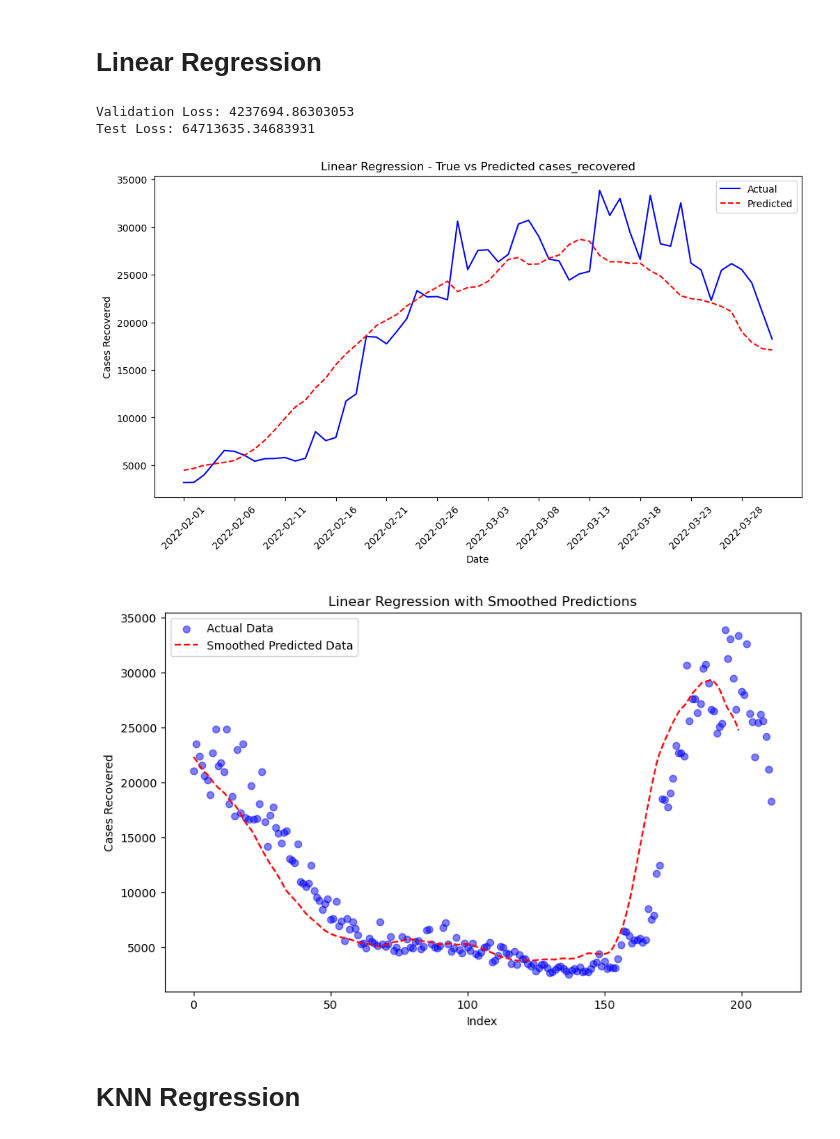
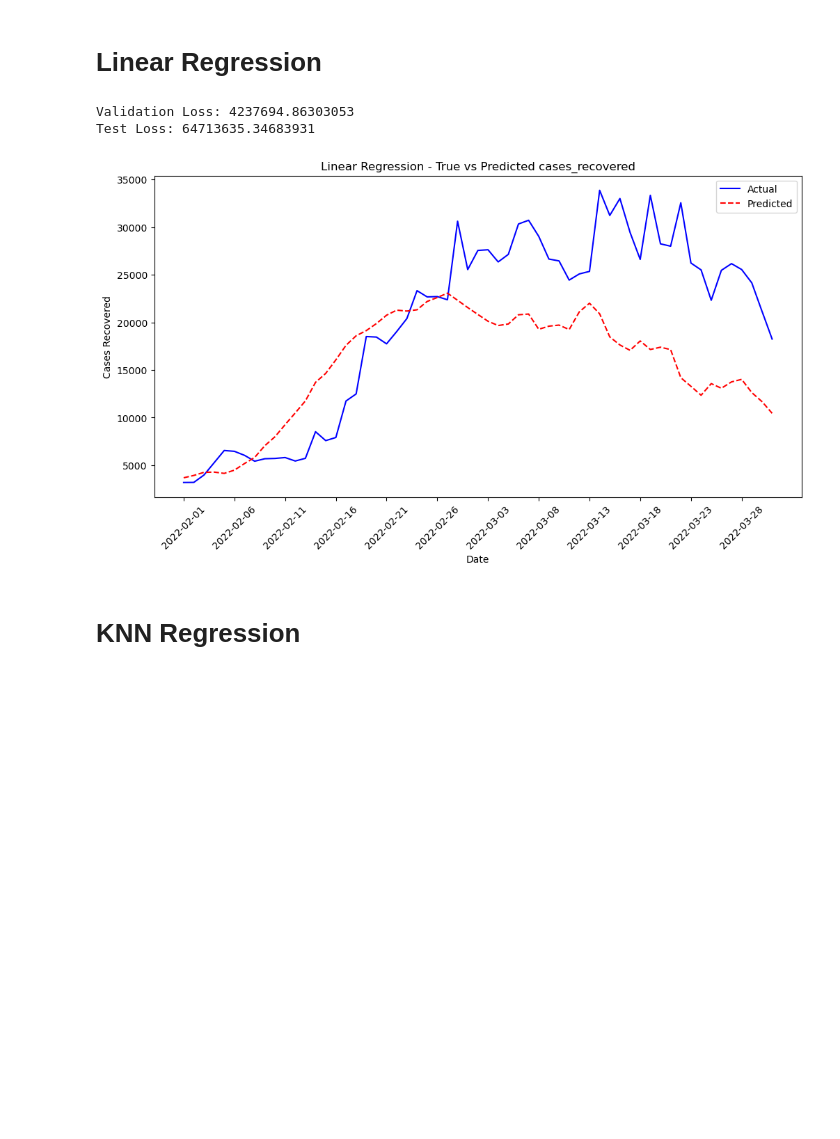
Before and after one commit to ChuaYunJuan/AI-Lab, a Jupyter notebook: AI_Week 11_Practical/Main_Lab 3_Supervised Learning.ipynb, the cells around one changed output. Cells and saved outputs as stored; diff of their text form; code cells hidden in the pictures; blank space fills up the shorter version.

Commit message:
Lab 3: Delete of Simple Linear Regression

```diff
--- a/AI_Week 11_Practical/Main_Lab 3_Supervised Learning.ipynb
+++ b/AI_Week 11_Practical/Main_Lab 3_Supervised Learning.ipynb
@@ -110,59 +110,58 @@ test_loss = mean_squared_error(y_test, test_predictions)
 print(f'Test Loss: {test_loss}')
 
 # Plot the predictions and the actual values in date domain
 plt.figure(figsize=(12, 6))
 plt.plot(test_data['date'], y_test, label='Actual', color='blue')
-plt.plot(test_data['date'], predictions, label='Predicted', color='red', linestyle='--')
+plt.plot(test_data['date'], test_predictions, label='Predicted', color='red', linestyle='--')
 plt.xlabel('Date')
 plt.ylabel('Cases Recovered')
 plt.title('Linear Regression - True vs Predicted cases_recovered')
 
 n = len(y_test)
 dates_aligned = df_combined['date'].iloc[-n:]
 tick_interval = 5
 plt.xticks(ticks=dates_aligned[::tick_interval], labels=dates_aligned[::tick_interval], rotation=45)
 
 plt.legend()
 plt.show()
 
 
-# --------------------------------------------------------------------------------------------
-# Assuming df_final is already defined and contains the necessary data
-# Extract the relevant features and target
-X = df_combined[['daily', 'cases_new', 'cases_active', 'cases_unvax', 'cases_fvax']].values  # Using 'daily' as the feature
-y = df_combined['cases_recovered'].values.reshape(-1, 1)  # Using 'cases_recovered' as the target
+# # --------------------------------------------------------------------------------------------
+# # Assuming df_final is already defined and contains the necessary data
+# # Extract the relevant features and target
+# X = df_combined[['daily', 'cases_new', 'cases_active', 'cases_unvax', 'cases_fvax']].values  # Using 'daily' as the feature
+# y = df_combined['cases_recovered'].values.reshape(-1, 1)  # Using 'cases_recovered' as the target
 
-# Fit a linear regression model
-model = LinearRegression()
-model.fit(X, y)
+# # Fit a linear regression model
+# model = LinearRegression()
+# model.fit(X, y)
 
-# Make predictions
-y_pred = model.predict(X)
+# # Make predictions
+# y_pred = model.predict(X)
 
-# Apply moving average to smooth the predictions (window size can be adjusted)
-window_size = len(y)//16
-y_pred_smooth = np.convolve(y_pred.flatten(), np.ones(window_size)/window_size, mode='valid')
+# # Apply moving average to smooth the predictions (window size can be adjusted)
+# window_size = len(y)//16
+# y_pred_smooth = np.convolve(y_pred.flatten(), np.ones(window_size)/window_size, mode='valid')
 
-# Plot the actual vs smoothed predicted values
-plt.figure(figsize=(10, 6))
-plt.scatter(range(len(y)), y, color='blue', label='Actual Data', alpha=0.5)
-plt.plot(range(len(y_pred_smooth)), y_pred_smooth, color='red', linestyle='--', label='Smoothed Predicted Data')
-plt.xlabel('Index')
-plt.ylabel('Cases Recovered')
-plt.title('Linear Regression with Smoothed Predictions')
-plt.legend()
-plt.show()
+# # Plot the actual vs smoothed predicted values
+# plt.figure(figsize=(10, 6))
+# plt.scatter(range(len(y)), y, color='blue', label='Actual Data', alpha=0.5)
+# plt.plot(range(len(y_pred_smooth)), y_pred_smooth, color='red', linestyle='--', label='Smoothed Predicted Data')
+# plt.xlabel('Index')
+# plt.ylabel('Cases Recovered')
+# plt.title('Linear Regression with Smoothed Predictions')
+# plt.legend()
+# plt.show()
 
 # # Print the equation of the line for each feature
 # coefficients = model.coef_[0]
 # intercept = model.intercept_[0]
 # print(f'Equation of the line: y = {intercept:.2f} + {coefficients[0]:.2f}*daily + {coefficients[1]:.2f}*cases_new + {coefficients[2]:.2f}*cases_active + {coefficients[3]:.2f}*cases_unvax + {coefficients[4]:.2f}*cases_fvax')
-# --------------------------------------------------------------------------------------------
+# # --------------------------------------------------------------------------------------------
 # %% [output]
 Validation Loss: 4237694.86303053
 Test Loss: 64713635.34683931
-[figure, old version]
+[figure, new version]
-[figure, removed]
 # %% [markdown]
 # **KNN Regression**
 # %%
```
